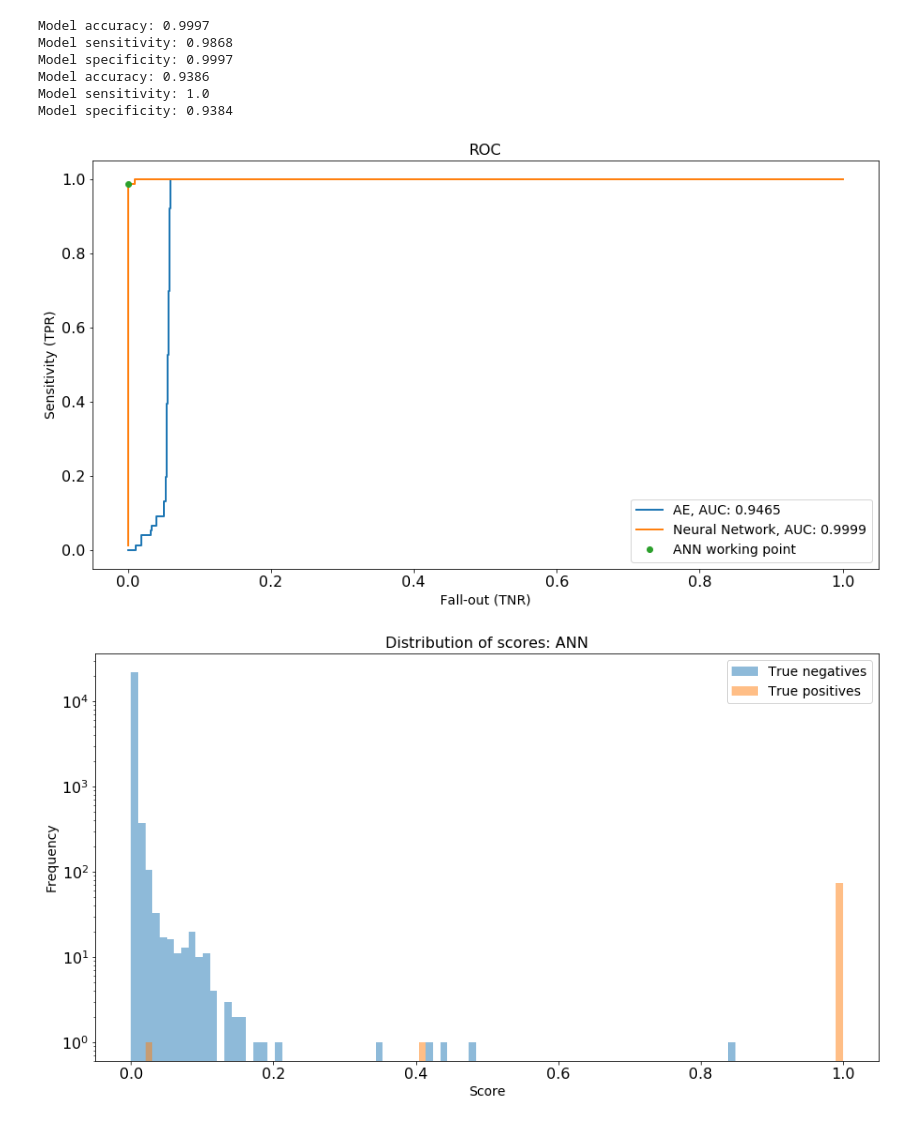
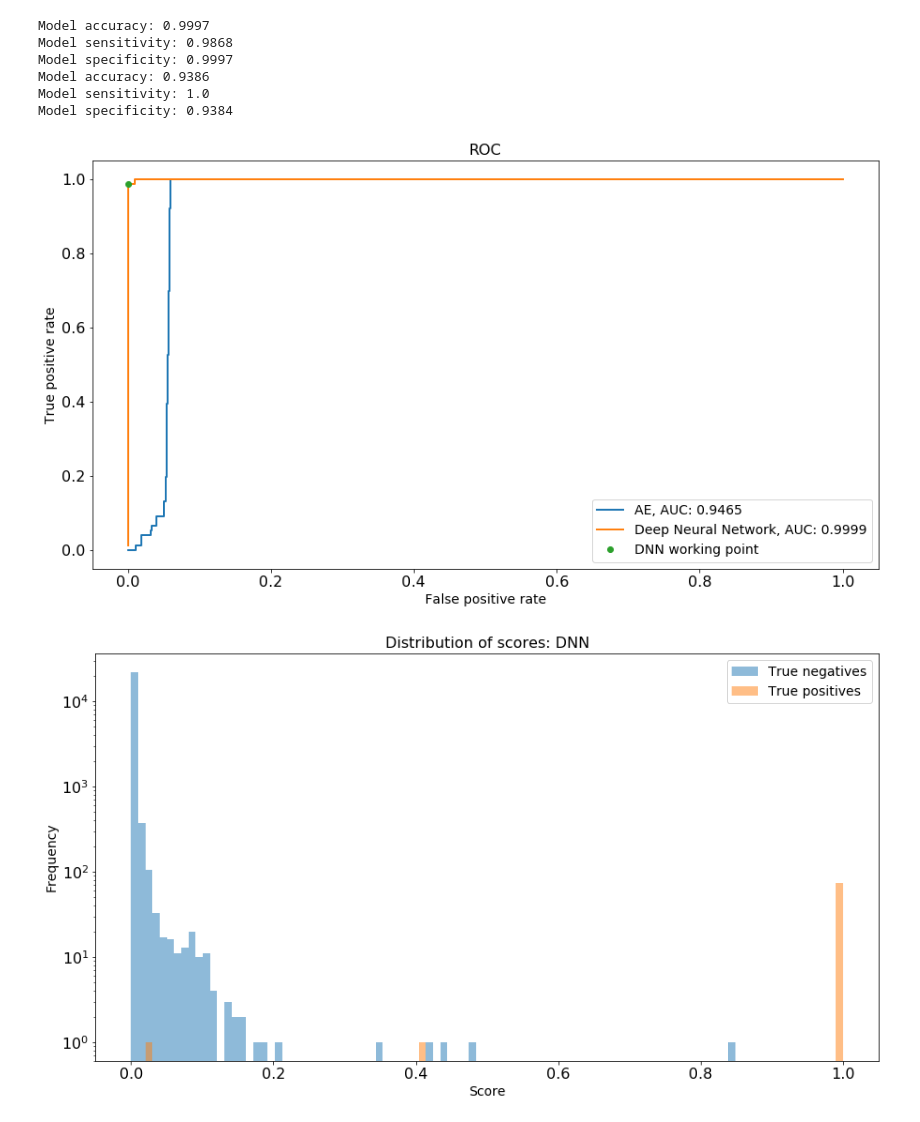
Before and after one commit to merveince92/RPCTriggerRateMonitoringWithML, a Jupyter notebook: inst_lumi_extractor.ipynb, the cells around one changed output. Drawn from its saved outputs; the diff is of its cells as text; code cells hidden in the pictures.

```diff
--- a/inst_lumi_extractor.ipynb
+++ b/inst_lumi_extractor.ipynb
@@ -944,20 +944,20 @@ def get_roc_curve(test_df, models, working_point=None):
         plt.plot(1-working_point[0],
                  working_point[1],
                  'o',
-                 label="ANN working point")
+                 label="DNN working point")
     plt.title("ROC")
     plt.legend(loc='best')
-    plt.ylabel('Sensitivity (TPR)')
-    plt.xlabel('Fall-out (TNR)')
+    plt.ylabel('True positive rate')
+    plt.xlabel('False positive rate')
     plt.show();
 # %%
 get_roc_curve(layers_test,
               [
                ("AE", "cae_score"),
-               ("Neural Network", "ann_score"),
+               ("Deep Neural Network", "ann_score"),
                ], (specificity_ann, sensitivity_ann))
 # %% [output]
-[figure, old version]
+[figure, new version]
 # %%
 # Distribution of scores:
 fig, ax = plt.subplots()
```
Also changed, not shown: parts of 14 cells of this notebook.
